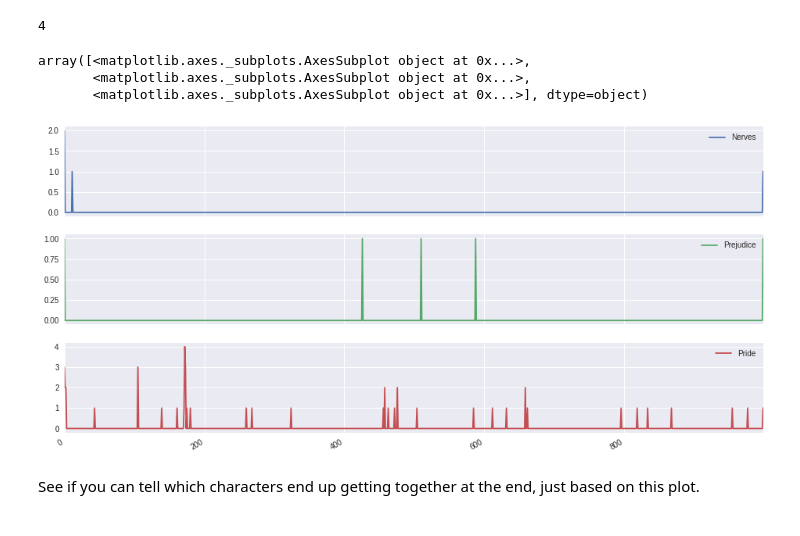
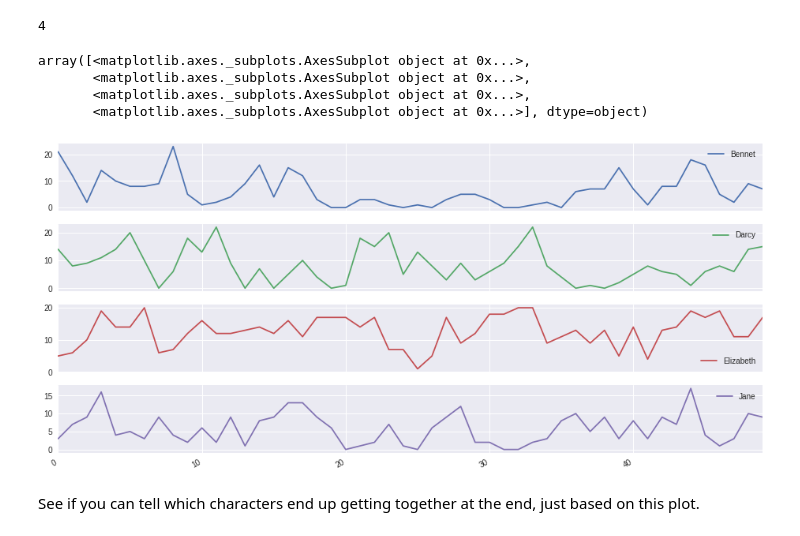
Before and after one commit to JonathanReeve/workshop-text-analysis-spacy, a Jupyter notebook: advanced-text-analysis.ipynb, the cells around one changed output. Saved outputs shown, nothing was run; the diff lists cells and outputs as text; code cells hidden in the pictures.

```diff
--- a/advanced-text-analysis.ipynb
+++ b/advanced-text-analysis.ipynb
@@ -169,20 +163,21 @@ def locations(needle, haystack):
     """
     return pd.Series(np.histogram(
         [word.i for word in haystack
-         if word.text.lower() == needle], bins=1000)[0])
+         if word.text.lower() == needle], bins=50)[0])
 # %%
 # I have no idea why I have to keep running this.
 rcParams['figure.figsize'] = 16, 8
 
 pd.DataFrame(
     {name: locations(name.lower(), pride)
-     for name in ['Pride', 'Prejudice', 'Nerves']}
+     for name in ['Elizabeth', 'Darcy', 'Jane', 'Bennet']}
 ).plot(subplots=True)
 # %% [output]
 array([<matplotlib.axes._subplots.AxesSubplot object at 0x...>,
        <matplotlib.axes._subplots.AxesSubplot object at 0x...>,
+       <matplotlib.axes._subplots.AxesSubplot object at 0x...>,
        <matplotlib.axes._subplots.AxesSubplot object at 0x...>], dtype=object)
-[figure, old version]
+[figure, new version]
 # %% [markdown]
 See if you can tell which characters end up getting together at the end, just based on this plot.
 # %% [markdown]
```
Also changed, not shown: parts of 5 cells of this notebook.
